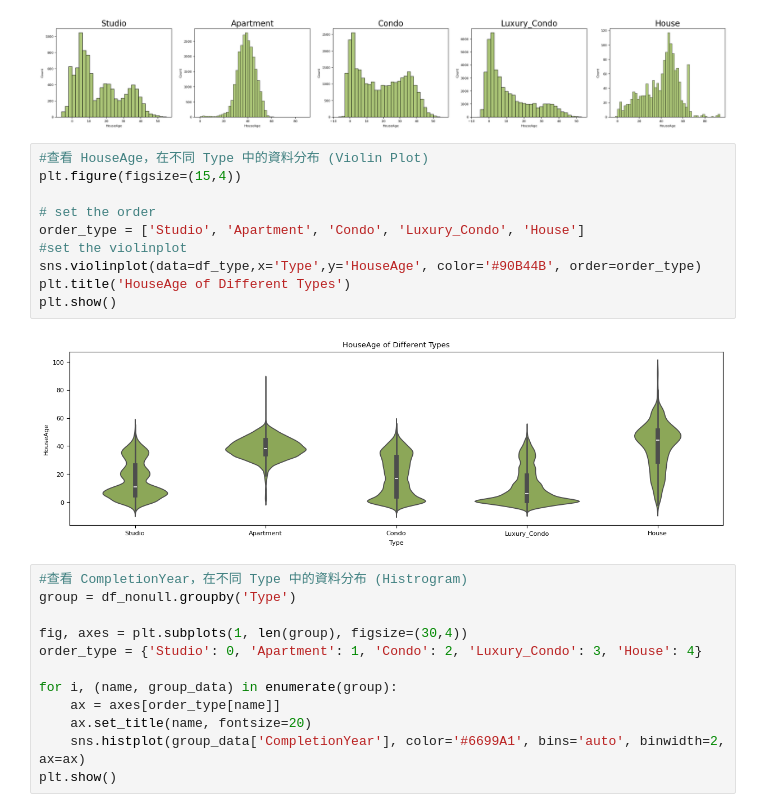
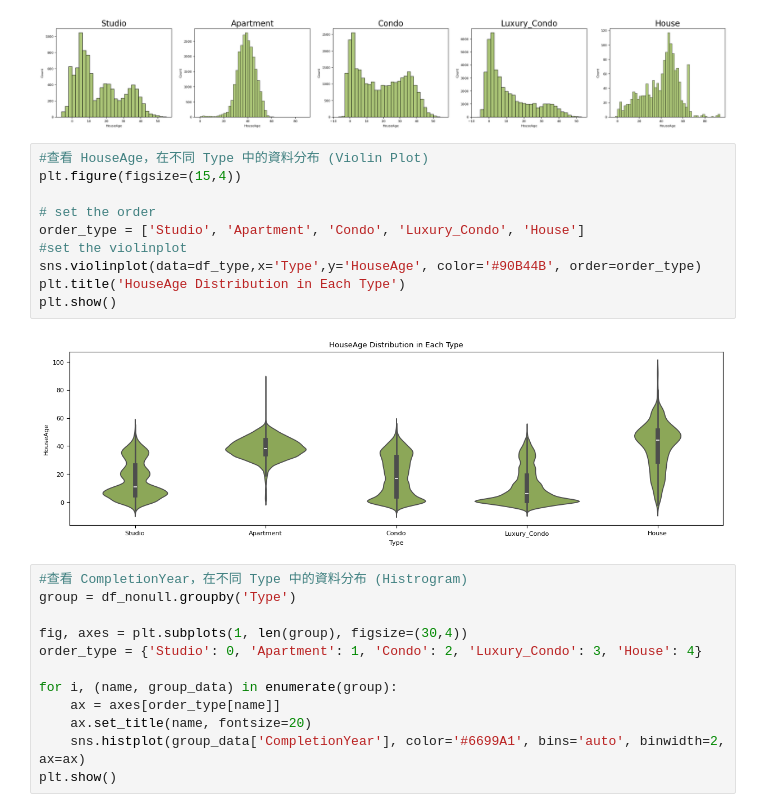
Before and after one commit to ValerieChen7331/House_Price, a Jupyter notebook: 6_Imputation_HouseAge.ipynb, the cells around one changed output. Drawn from its saved outputs; the diff is of its cells as text.

```diff
--- a/6_Imputation_HouseAge.ipynb
+++ b/6_Imputation_HouseAge.ipynb
@@ -244,15 +244,15 @@ plt.show()
 # %%
 #查看 HouseAge，在不同 Type 中的資料分布 (Violin Plot)
 plt.figure(figsize=(15,4))
 
 # set the order
 order_type = ['Studio', 'Apartment', 'Condo', 'Luxury_Condo', 'House']
 #set the violinplot
 sns.violinplot(data=df_type,x='Type',y='HouseAge', color='#90B44B', order=order_type)
-plt.title('HouseAge of Different Types')
+plt.title('HouseAge Distribution in Each Type')
 plt.show()
 # %% [output]
-[figure, old version]
+[figure, new version]
 # %%
 #查看 CompletionYear，在不同 Type 中的資料分布 (Histrogram)
 group = df_nonull.groupby('Type')
```
Also changed, not shown: parts of 24 cells of this notebook, 8 other files.
